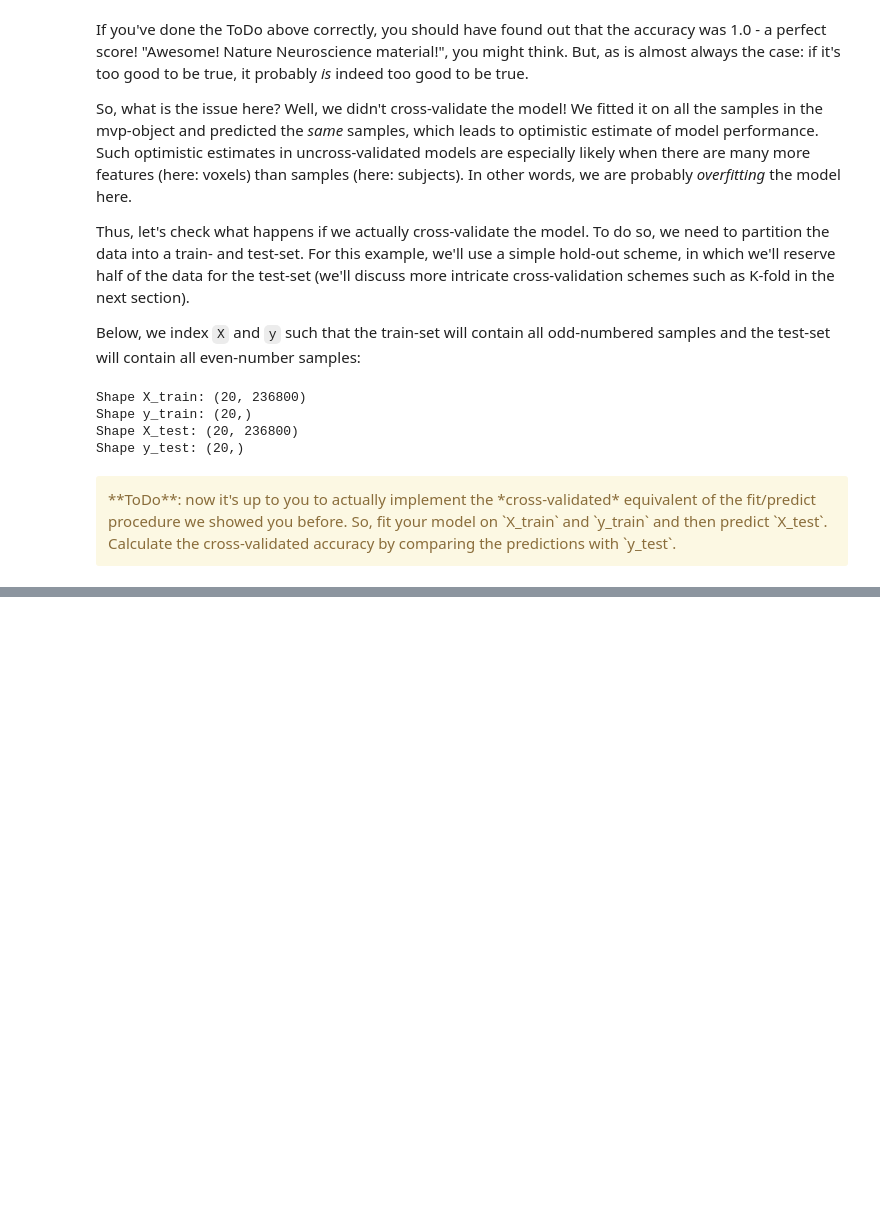
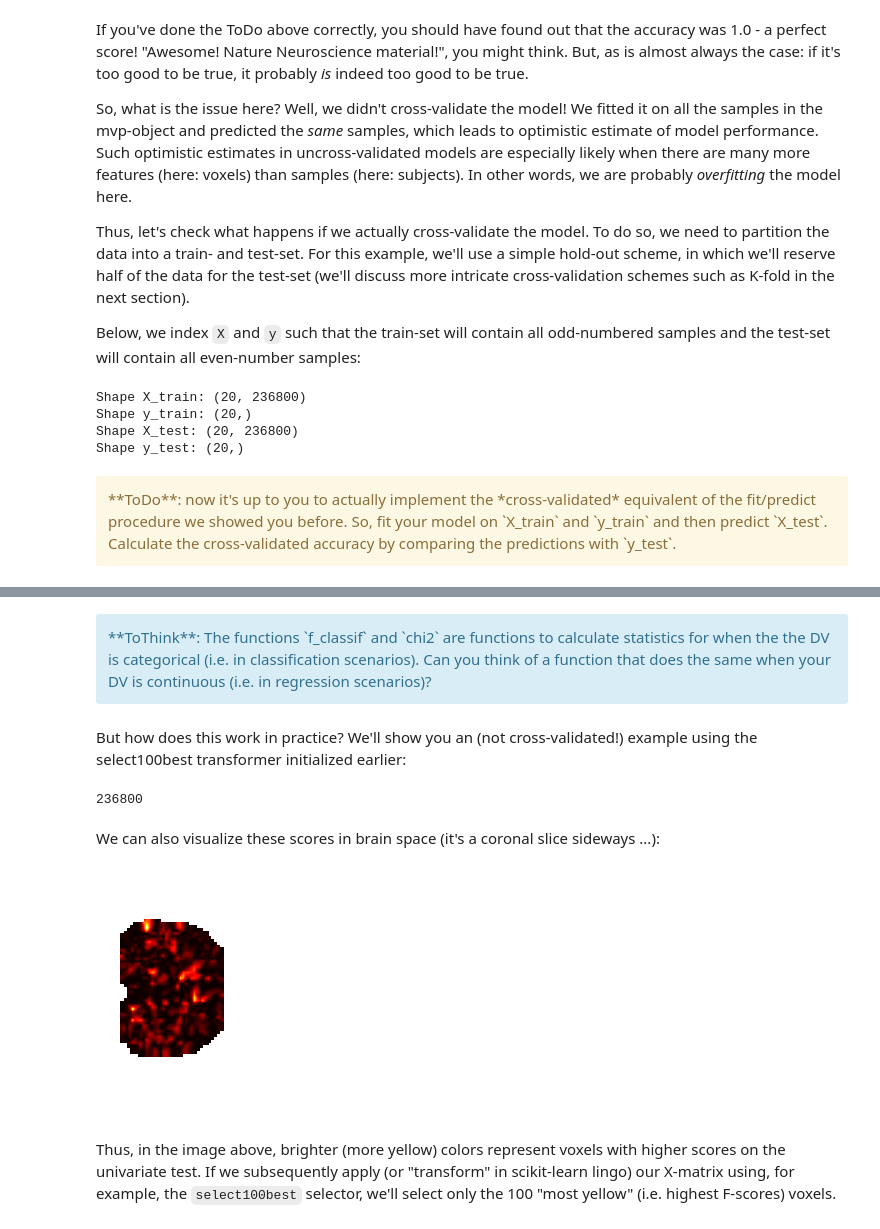
Before and after one commit to lukassnoek/ICON2017, a Jupyter notebook: tutorial/ICON2017 tutorial.ipynb, the cells around one changed output, grey strips where cells are left out. Saved outputs shown, nothing was run; the diff lists cells and outputs as text; code cells hidden in the pictures; blank space fills up the shorter version.

```diff
--- a/tutorial/ICON2017 tutorial.ipynb
+++ b/tutorial/ICON2017 tutorial.ipynb
@@ -442,0 +591,5 @@ Sweet! You actually performed your first proper decoding analysis in the ToDo ab
+# %%
+from sklearn.feature_selection import SelectKBest, f_classif
+
+# f_classif is a scikit-learn specific implementation of the F-test
+select100best = SelectKBest(score_func=f_classif, k=100)
@@ -442,0 +601,32 @@ Sweet! You actually performed your first proper decoding analysis in the ToDo ab
+# %% [markdown]
+<div class='alert alert-info'>
+**ToThink**: The functions `f_classif` and `chi2` are functions to calculate statistics for when the the DV is categorical (i.e. in classification scenarios). Can you think of a function that does the same when your DV is continuous (i.e. in regression scenarios)?
+</div>
+# %% [markdown]
+But how does this work in practice? We'll show you an (not cross-validated!) example using the select100best transformer initialized earlier:
+# %%
+# Fit the transformer ...
+select100best.fit(X, y)
+
+# ... which calculates the following attributes (.scores_ and .pvalues_)
+# Let's check them out
+scores, pvalues = select100best.scores_, select100best.pvalues_
+
+# As you can see, each voxel gets its own score (in this case: an F-score)
+print(scores.size)
+# %% [output]
+236800
+# %% [markdown]
+We can also visualize these scores in brain space (it's a coronal slice sideways ...):
+# %%
+import matplotlib.pyplot as plt
+%matplotlib inline
+
+scores_3d = scores.reshape((80, 80, 37))
+plt.imshow(scores_3d[:, 45, :], origin='lower', cmap='hot')
+plt.axis('off')
+plt.show()
+# %% [output]
+[figure, added]
+# %% [markdown]
+Thus, in the image above, brighter (more yellow) colors represent voxels with higher scores on the univariate test. If we subsequently apply (or "transform" in scikit-learn lingo) our X-matrix using, for example, the `select100best` selector, we'll select only the 100 "most yellow" (i.e. highest F-scores) voxels.
```
Also changed, not shown: parts of 52 cells of this notebook.
